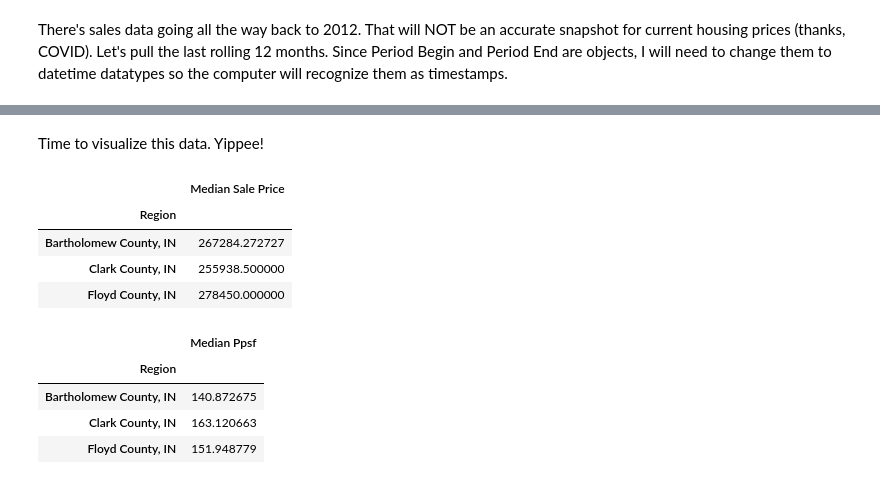
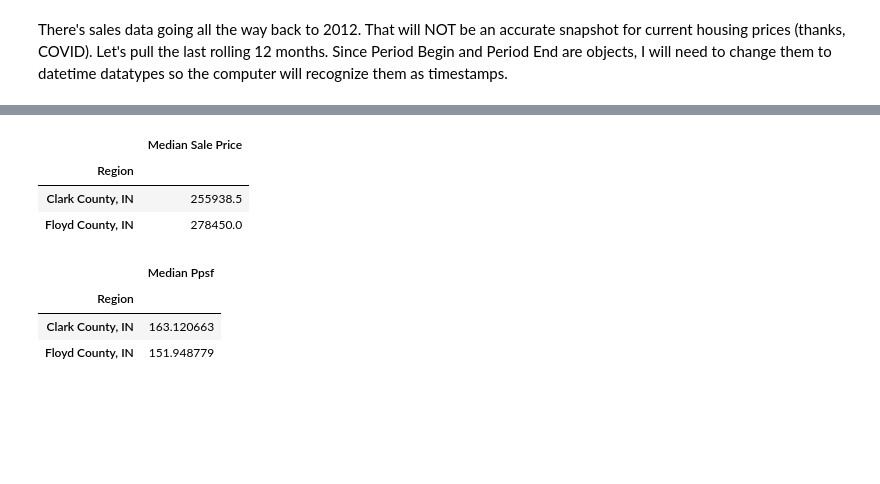
Before and after one commit to RachTheRad/SoIN_Housing_Analysis, a Jupyter notebook: HA_Cap_NB1.ipynb, the cells around one changed output, grey strips where cells are left out. Drawn from its saved outputs; the diff is of its cells as text; code cells hidden in the pictures; blank space fills up the shorter version.

Commit message:
began visualization with housing data

```diff
--- a/HA_Cap_NB1.ipynb
+++ b/HA_Cap_NB1.ipynb
@@ -230,15 +230,15 @@ There's sales data going all the way back to 2012. That will NOT be an accurate
 #it's an object, not datetime
 
 #making a copy to avoid the SettingwithCopyWarning
-final_bcfcopy = final_bcf.copy()
+final_cfcopy = final_cf.copy()
 
 
 #change to datetime
-final_bcfcopy['Period Begin'] = pd.to_datetime(final_bcfcopy['Period Begin'], format='%m/%d/%Y')
+final_cfcopy['Period Begin'] = pd.to_datetime(final_cfcopy['Period Begin'], format='%m/%d/%Y')
 
 #adjust Period End to datetime
-final_bcfcopy['Period End'] = pd.to_datetime(final_bcfcopy['Period End'], format='%m/%d/%Y')
+final_cfcopy['Period End'] = pd.to_datetime(final_cfcopy['Period End'], format='%m/%d/%Y')
 
-final_bcfcopy
+final_cfcopy
 # %% [output]
 |  | Period Begin | Period End | Region | Property Type | Median Sale Price | Median List Price | Median Ppsf |
@@ -257,7 +257,7 @@ final_bcfcopy
 # %%
 # Filter for the last rolling 13 months (anything after February 1, 2024)
-filtered_bcf = final_bcfcopy.loc[(final_bcfcopy['Period Begin'] >= '2024-02-01')]
+filtered_cf = final_cfcopy.loc[(final_cfcopy['Period Begin'] >= '2024-02-01')]
 
-filtered_bcf
+filtered_cf
 # %% [output]
 |  | Period Begin | Period End | Region | Property Type | Median Sale Price | Median List Price | Median Ppsf |
@@ -280,3 +280,11 @@ filtered_bcf
-# %% [markdown]
-Time to visualize this data. Yippee!
+# %%
+#find average sale price for each county for past 12 months
+average_saleprice = filtered_cf.groupby('Region')['Median Sale Price'].mean()
+average_saleprice = pd.DataFrame(average_saleprice)
+display(average_saleprice)
+# %% [output]
+|  | Median Sale Price |
+| Region |  |
+| Clark County, IN | 255938.5 |
+| Floyd County, IN | 278450.0 |
 # %%
@@ -289,12 +297,11 @@ fig = px.bar(filtered_bcf, x='Period Begin', y='Median Sale Price', color='Regio
 fig.show()
 # %%
 #find average sale price for each county for past 12 months
-average_saleprice = filtered_bcf.groupby('Region')['Median Sale Price'].mean()
-average_saleprice = pd.DataFrame(average_saleprice)
-display(average_saleprice)
+average_ppsf = filtered_cf.groupby('Region')['Median Ppsf'].mean()
+average_ppsf = pd.DataFrame(average_ppsf)
+display(average_ppsf)
 # %% [output]
-|  | Median Sale Price |
+|  | Median Ppsf |
 | Region |  |
-| Bartholomew County, IN | 267284.272727 |
-| Clark County, IN | 255938.500000 |
-| Floyd County, IN | 278450.000000 |
+| Clark County, IN | 163.120663 |
+| Floyd County, IN | 151.948779 |
@@ -309,11 +307,0 @@ fig.show()
-# %%
-#find average sale price for each county for past 12 months
-average_ppsf = filtered_bcf.groupby('Region')['Median Ppsf'].mean()
-average_ppsf = pd.DataFrame(average_ppsf)
-display(average_ppsf)
-# %% [output]
-|  | Median Ppsf |
-| Region |  |
-| Bartholomew County, IN | 140.872675 |
-| Clark County, IN | 163.120663 |
-| Floyd County, IN | 151.948779 |
```
Also changed, not shown: parts of 7 cells of this notebook, 2 other files.
